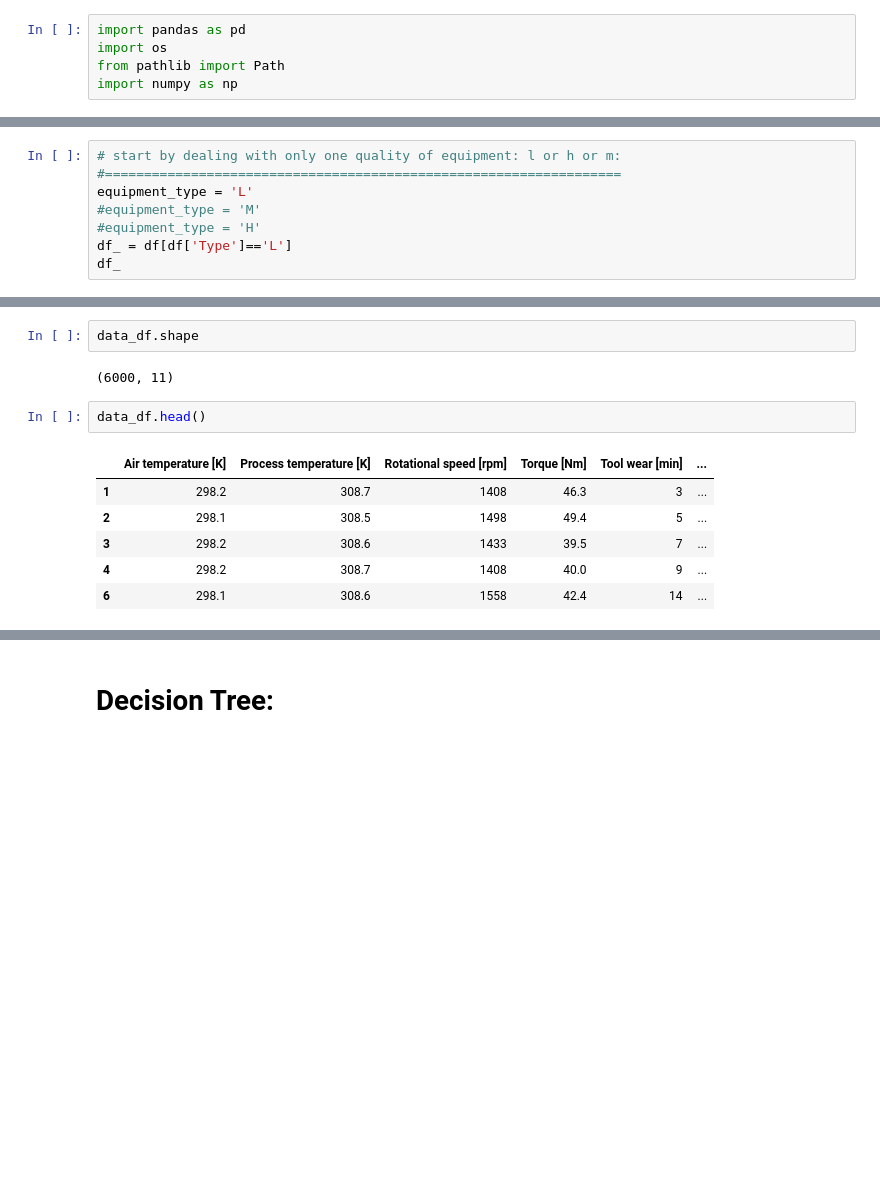
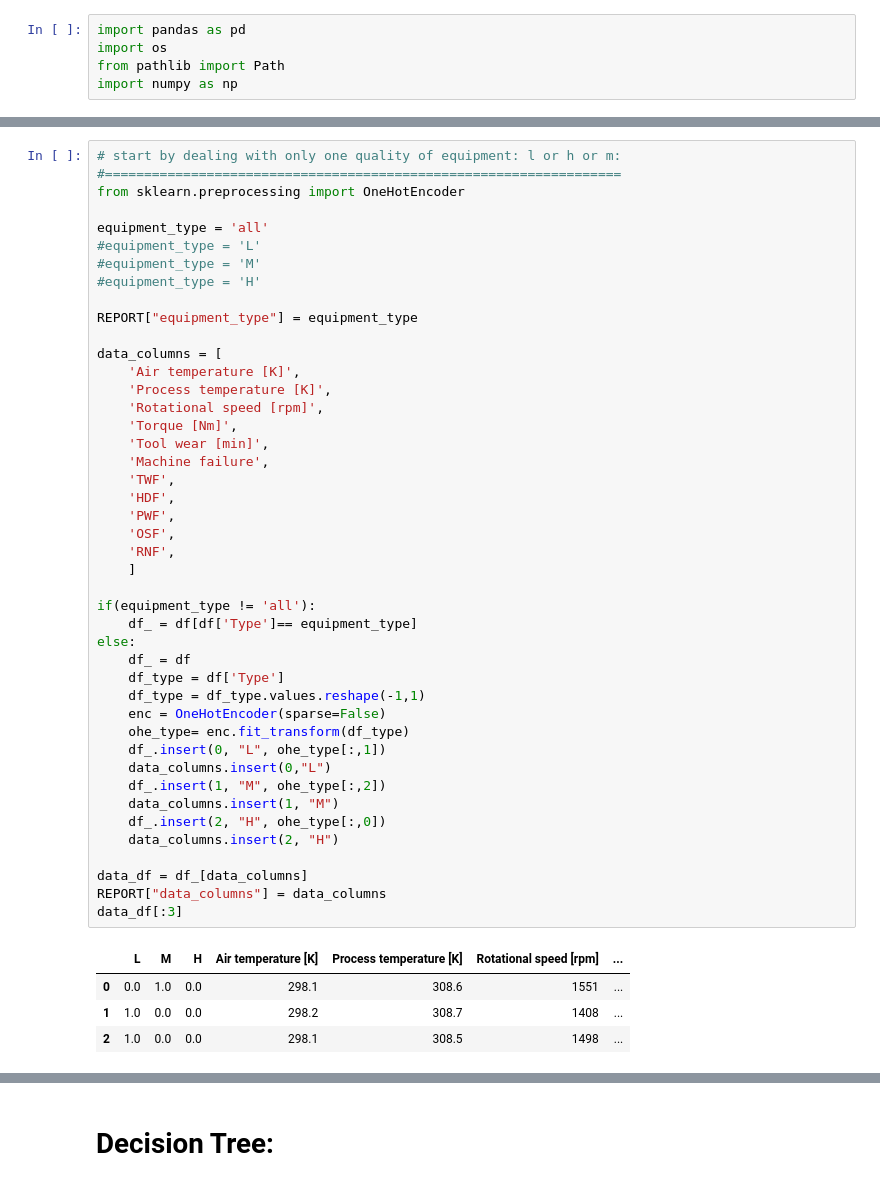
Before and after one commit to BorScho/Predictive_Maintenance_UCI_Modes, a Jupyter notebook: rndForrest_predict_failuremodes.ipynb, the cells around one changed output, grey strips where cells are left out. Cells and saved outputs as stored; diff of their text form; blank space fills up the shorter version.

```diff
--- a/rndForrest_predict_failuremodes.ipynb
+++ b/rndForrest_predict_failuremodes.ipynb
@@ -113,8 +113,0 @@ print(df.head(2))
-# %%
-# start by dealing with only one quality of equipment: l or h or m:
-#==================================================================
-equipment_type = 'L'
-#equipment_type = 'M'
-#equipment_type = 'H'
-df_ = df[df['Type']=='L']
-df_
@@ -161,16 +114,52 @@ print(f"\n {data_df.head(2)}")
-# %%
-data_df.shape
-# %% [output]
-(6000, 11)
-# %%
-data_df.head()
-# %% [output]
-|  | Air temperature [K] | Process temperature [K] | Rotational speed [rpm] | Torque [Nm] | Tool wear [min] | ... |
-| 1 | 298.2 | 308.7 | 1408 | 46.3 | 3 | ... |
-| 2 | 298.1 | 308.5 | 1498 | 49.4 | 5 | ... |
-| 3 | 298.2 | 308.6 | 1433 | 39.5 | 7 | ... |
-| 4 | 298.2 | 308.7 | 1408 | 40.0 | 9 | ... |
-| 6 | 298.1 | 308.6 | 1558 | 42.4 | 14 | ... |
+# %%
+# start by dealing with only one quality of equipment: l or h or m:
+#==================================================================
+from sklearn.preprocessing import OneHotEncoder
+
+equipment_type = 'all'
+#equipment_type = 'L'
+#equipment_type = 'M'
+#equipment_type = 'H'
+
+REPORT["equipment_type"] = equipment_type
+
+data_columns = [
+    'Air temperature [K]',
+    'Process temperature [K]',
+    'Rotational speed [rpm]',
+    'Torque [Nm]',
+    'Tool wear [min]',
+    'Machine failure',
+    'TWF',
+    'HDF',
+    'PWF',
+    'OSF',
+    'RNF',
+    ]
+
+if(equipment_type != 'all'):
+    df_ = df[df['Type']== equipment_type]
+else:
+    df_ = df
+    df_type = df['Type']
+    df_type = df_type.values.reshape(-1,1)
+    enc = OneHotEncoder(sparse=False)
+    ohe_type= enc.fit_transform(df_type)
+    df_.insert(0, "L", ohe_type[:,1])
+    data_columns.insert(0,"L")
+    df_.insert(1, "M", ohe_type[:,2])
+    data_columns.insert(1, "M")
+    df_.insert(2, "H", ohe_type[:,0])
+    data_columns.insert(2, "H")
+
+data_df = df_[data_columns]
+REPORT["data_columns"] = data_columns
+data_df[:3]
+# %% [output]
+|  | L | M | H | Air temperature [K] | Process temperature [K] | Rotational speed [rpm] | ... |
+| 0 | 0.0 | 1.0 | 0.0 | 298.1 | 308.6 | 1551 | ... |
+| 1 | 1.0 | 0.0 | 0.0 | 298.2 | 308.7 | 1408 | ... |
+| 2 | 1.0 | 0.0 | 0.0 | 298.1 | 308.5 | 1498 | ... |
 # %%
 # PREPARE DATA AND LABELS:
 # ========================
```
Also changed, not shown: parts of 27 cells of this notebook, 6 other files.
